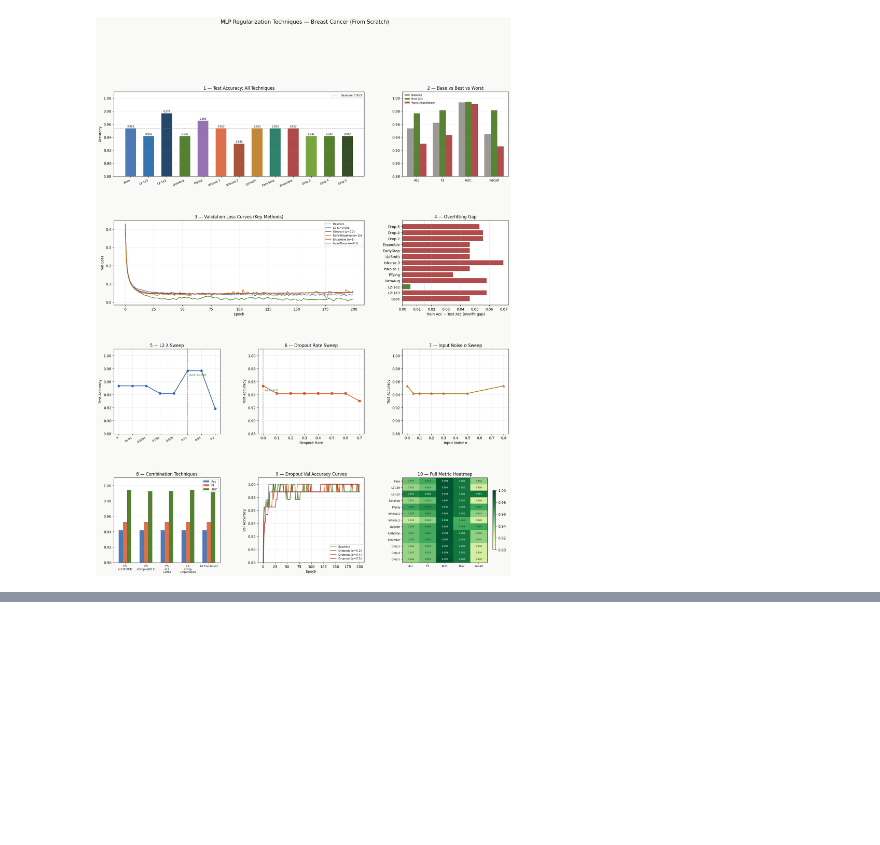
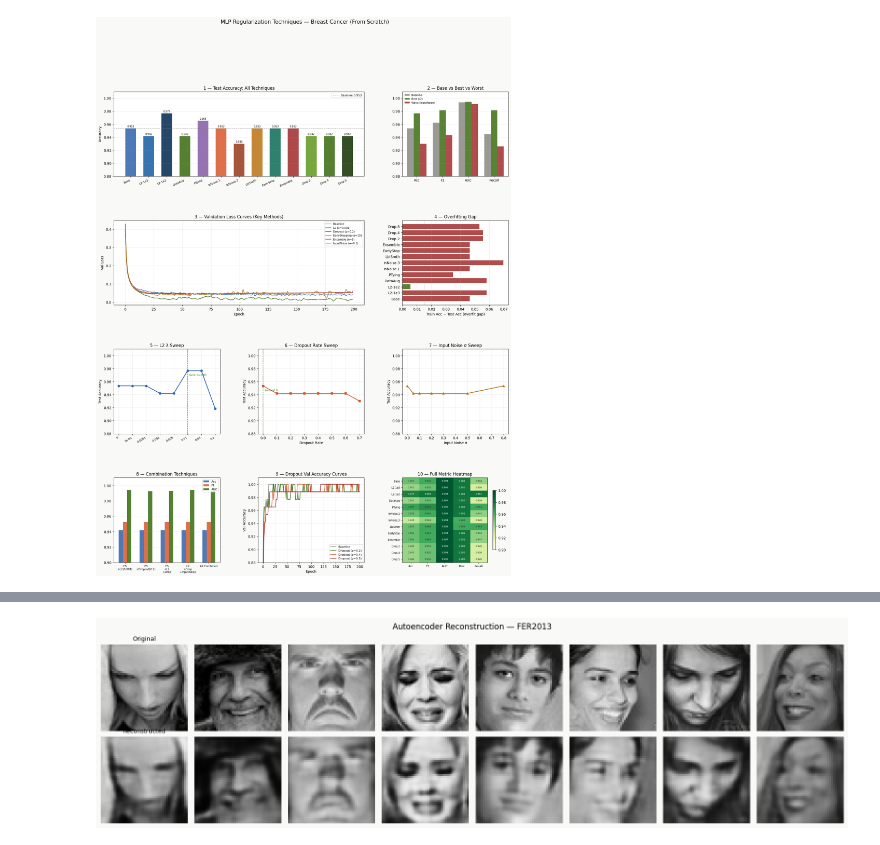
Before and after one commit to Shivabairy005/Deep-Learning-Lab, a Jupyter notebook: dl-owndataset.ipynb, the cells around one changed output, grey strips where cells are left out. Drawn from its saved outputs; the diff is of its cells as text; code cells hidden in the pictures; blank space fills up the shorter version.

```diff
--- a/dl-owndataset.ipynb
+++ b/dl-owndataset.ipynb
@@ -1677,0 +1959,94 @@ print(obs_text)
+# %%
+for batch in train_ds.take(1):
+    x, y = batch
+    print(f"train_ds pixel range : min={tf.reduce_min(x).numpy():.4f}  max={tf.reduce_max(x).numpy():.4f}")
+    print(f"train_ds dtype       : {x.dtype}")
+    print(f"train_ds shape       : {x.shape}")
+
+def make_autoencoder_ds(ds):
+    """Map (image, label) → (image, image) for reconstruction training."""
+    return (ds
+            .map(lambda x, y: (x, x),        # drop label, target = input
+                 num_parallel_calls=tf.data.AUTOTUNE)
+            .prefetch(tf.data.AUTOTUNE))
+
+train_ae = make_autoencoder_ds(train_ds)
+val_ae   = make_autoencoder_ds(val_ds)
+
+for batch in train_ae.take(1):
+    inp, out = batch
+    print(f"\ntrain_ae pixel range : min={tf.reduce_min(inp).numpy():.4f}  max={tf.reduce_max(inp).numpy():.4f}")
+    print(f"train_ae shape       : {inp.shape}")
+
+from tensorflow.keras import layers, Model, Input
+
+input_img = Input(shape=(IMG_SIZE, IMG_SIZE, 1))
+
+# Encoder
+x       = layers.Conv2D(32,  3, activation='relu', padding='same')(input_img)
+x       = layers.MaxPooling2D(2, padding='same')(x)    # 24×24
+x       = layers.Conv2D(64,  3, activation='relu', padding='same')(x)
+x       = layers.MaxPooling2D(2, padding='same')(x)    # 12×12
+x       = layers.Conv2D(128, 3, activation='relu', padding='same')(x)
+encoded = layers.MaxPooling2D(2, padding='same')(x)    # 6×6
+
+# Decoder
+x       = layers.Conv2D(128, 3, activation='relu', padding='same')(encoded)
+x       = layers.UpSampling2D(2)(x)                   # 12×12
+x       = layers.Conv2D(64,  3, activation='relu', padding='same')(x)
+x       = layers.UpSampling2D(2)(x)                   # 24×24
+x       = layers.Conv2D(32,  3, activation='relu', padding='same')(x)
+x       = layers.UpSampling2D(2)(x)                   # 48×48
+decoded = layers.Conv2D(1, 3, activation='sigmoid', padding='same')(x)
+
+autoencoder = Model(input_img, decoded, name="autoencoder")
+encoder     = Model(input_img, encoded, name="encoder")
+
+autoencoder.compile(optimizer='adam', loss='mse')
+autoencoder.summary()
+
+# ── Step 4: Train ─────────────────────────────────────────────────────────────
+history = autoencoder.fit(
+    train_ae,
+    validation_data = val_ae,
+    epochs          = 20,
+    verbose         = 1,
+)
+
+# ── Step 5: Visualise reconstructions (the part that was broken) ──────────────
+import matplotlib.pyplot as plt
+import numpy as np
+
+# Grab one batch of real images
+for batch in val_ae.take(1):
+    x_batch, _ = batch
+
+n_show = 8
+x_sample = x_batch[:n_show].numpy()          # (8, 48, 48, 1)
+x_recon  = autoencoder.predict(x_sample, verbose=0)  # (8, 48, 48, 1)
+
+print(f"\nInput   range : {x_sample.min():.3f} – {x_sample.max():.3f}")
+print(f"Recon   range : {x_recon.min():.3f}  – {x_recon.max():.3f}")
+
+fig, axes = plt.subplots(2, n_show, figsize=(n_show * 2, 4.5))
+fig.patch.set_facecolor("#f9f9f7")
+
+for i in range(n_show):
+    # original
+    axes[0, i].imshow(x_sample[i].squeeze(), cmap="gray", vmin=0, vmax=1)
+    axes[0, i].axis("off")
+    if i == 0:
+        axes[0, i].set_title("Original", fontsize=9, fontweight="500")
+
+    # reconstruction
+    axes[1, i].imshow(x_recon[i].squeeze(), cmap="gray", vmin=0, vmax=1)
+    axes[1, i].axis("off")
+    if i == 0:
+        axes[1, i].set_title("Reconstructed", fontsize=9, fontweight="500")
+
+plt.suptitle("Autoencoder Reconstruction — FER2013", fontsize=12, fontweight="500")
+plt.tight_layout()
+plt.savefig("autoencoder_recon.png", dpi=130, bbox_inches="tight")
+plt.show()
+print("Saved → autoencoder_recon.png")
+# %% [output]
@@ -1677,0 +2097 @@ print(obs_text)
+[figure, added]
```
Also changed, not shown: parts of 14 cells of this notebook.
